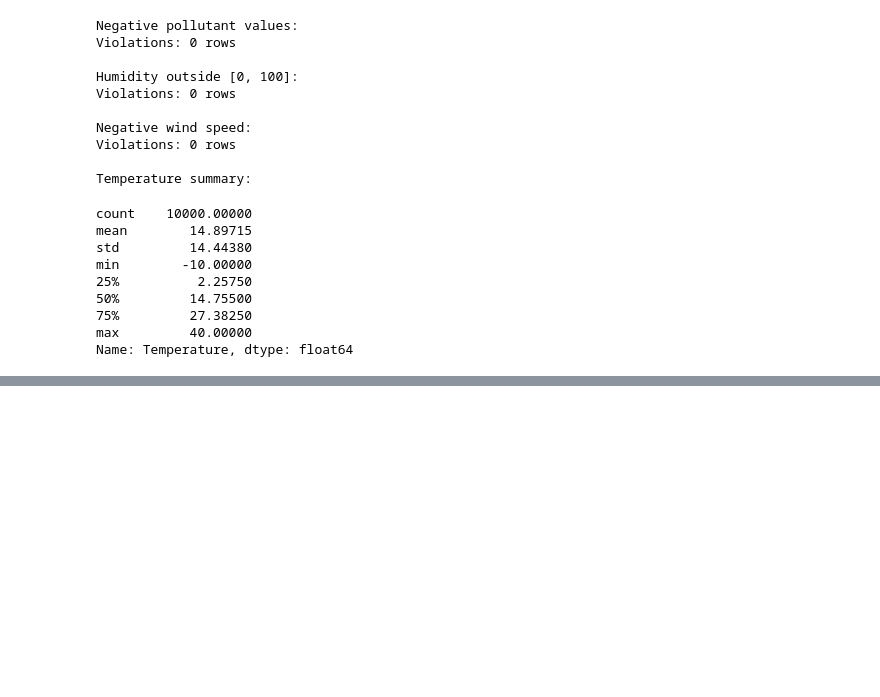
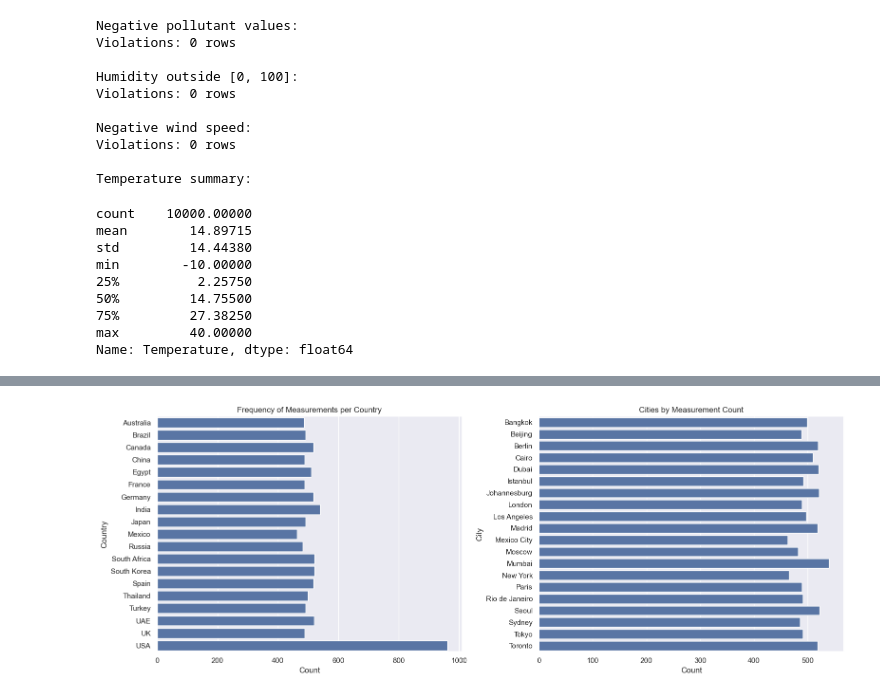
Before and after one commit to osamaabofarsakh25-cpu/global-air-quality-eda, a Jupyter notebook: notebooks/01_initial_eda.ipynb, the cells around one changed output, grey strips where cells are left out. Drawn from its saved outputs; the diff is of its cells as text; code cells hidden in the pictures; blank space fills up the shorter version.

```diff
--- a/notebooks/01_initial_eda.ipynb
+++ b/notebooks/01_initial_eda.ipynb
@@ -272,0 +331,8 @@ Data quality reports show the data set lacks structural problems. All pollutants
+# %%
+# Value counts
+country_counts = air_quality["Country"].value_counts()
+city_counts = air_quality["City"].value_counts()
+
+# Display the tables
+print("Country Frequency Table:\n")
+print(country_counts)
@@ -272,0 +405,22 @@ Data quality reports show the data set lacks structural problems. All pollutants
+# %%
+# Barplots for categorical variables
+plt.figure(figsize=(16, 6))
+
+# Country barplot
+plt.subplot(1, 2, 1)
+sns.barplot(x=country_counts.values, y=country_counts.index, orient='h')
+plt.title("Frequency of Measurements per Country")
+plt.xlabel("Count")
+plt.ylabel("Country")
+
+# City barplot (top 20 to avoid extremely long chart)
+plt.subplot(1, 2, 2)
+sns.barplot(x=city_counts.head(20).values, y=city_counts.head(20).index, orient='h')
+plt.title("Cities by Measurement Count")
+plt.xlabel("Count")
+plt.ylabel("City")
+
+plt.tight_layout()
+plt.show()
+# %% [output]
+[figure, added]
```
Also changed, not shown: parts of 11 cells of this notebook.
